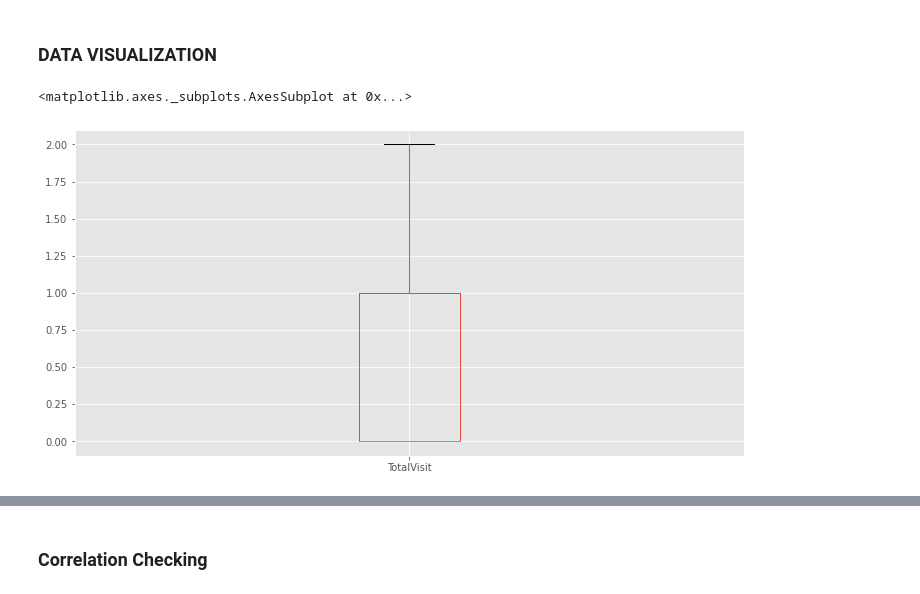
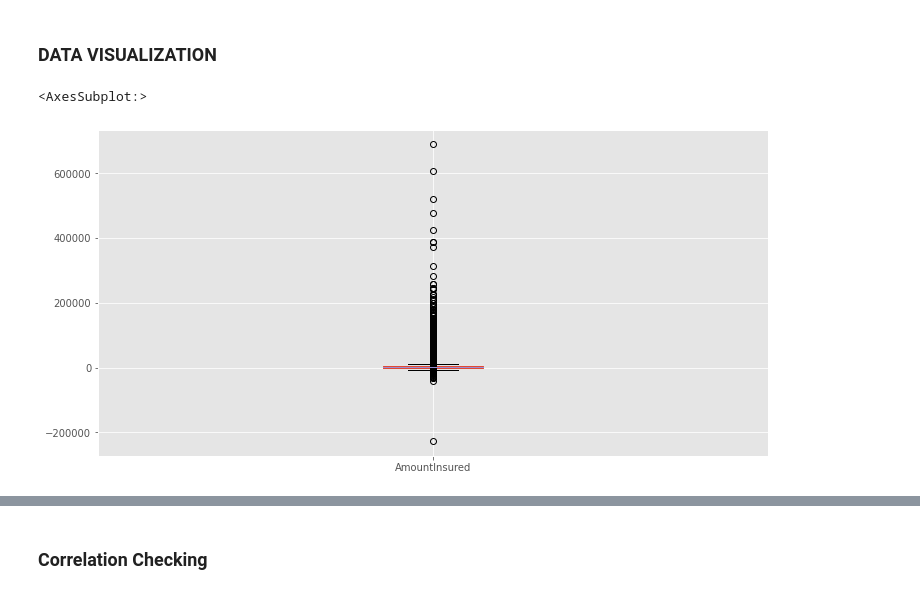
Before and after one commit to AngieChong/Research-Paper, a Jupyter notebook: P1_Prediction_of_Inpatient_Cost.ipynb, the cells around one changed output, grey strips where cells are left out. Cells and saved outputs as stored; diff of their text form; code cells hidden in the pictures.

```diff
--- a/P1_Prediction_of_Inpatient_Cost.ipynb
+++ b/P1_Prediction_of_Inpatient_Cost.ipynb
@@ -88,4 +98 @@ dtypes: int64(1), object(31)
 memory usage: 204.5+ MB
-# %%
-df['AmountInsured'] = df.AmountInsured.astype(int)
-print(df.dtypes)
@@ -93,0 +99,7 @@ ValueError: ignored
+# %%
+# convert column to datetime pandas
+df['Date'] = pd.to_datetime(df['Date'])
+
+# Datetime conversion using astype:
+#df['DischargeDate'] = df['DischargeDate'].astype('datetime64[ns]')
+print(df.dtypes)
@@ -132,10 +162,10 @@ df.describe(include='all').T
 # %% [markdown]
 ### DATA VISUALIZATION
 # %%
-df[['TotalVisit']].boxplot()
+df[['AmountInsured']].boxplot()
 # %% [output]
-<matplotlib.axes._subplots.AxesSubplot at 0x...>
+<AxesSubplot:>
-[figure, old version]
+[figure, new version]
 # %%
 import matplotlib.pyplot as plt
 import seaborn as sns
```
Also changed, not shown: parts of 20 cells of this notebook.
